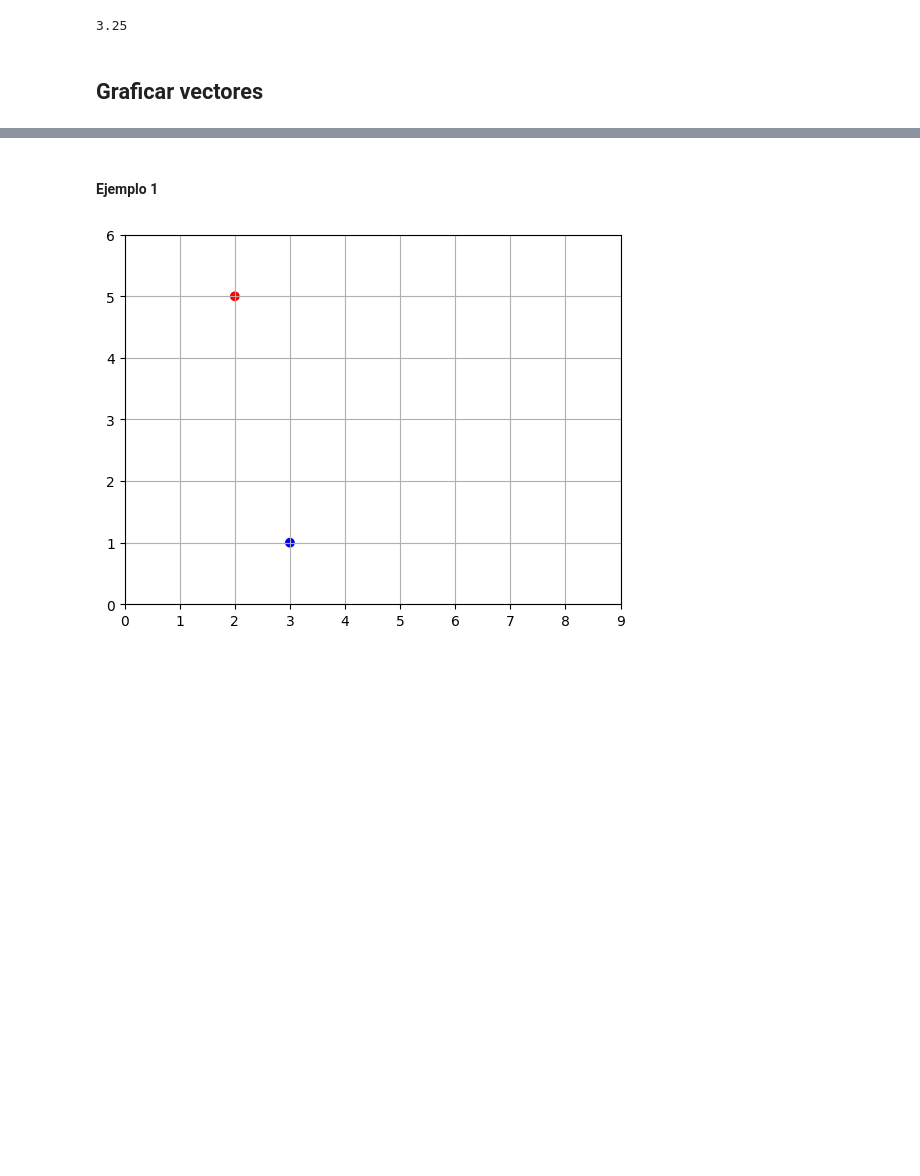
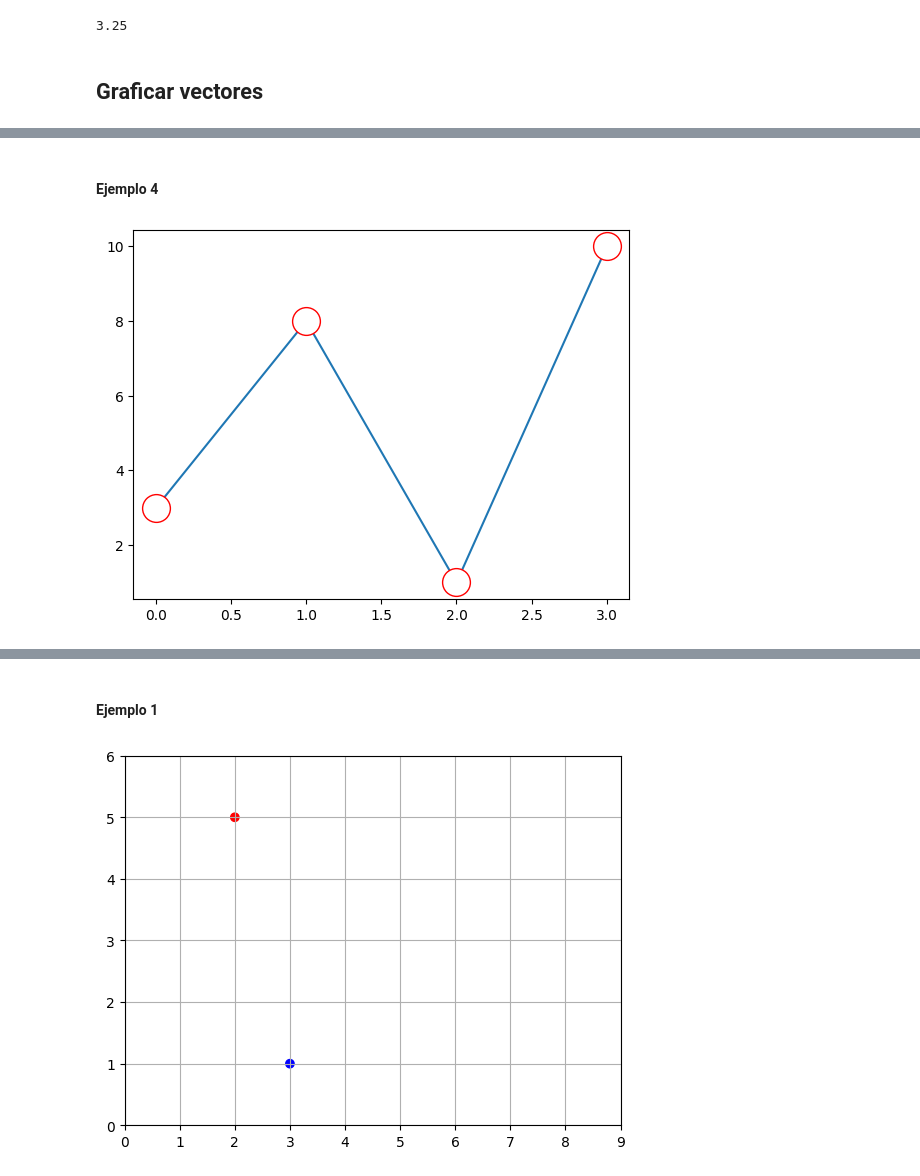
Before and after one commit to SunFanton/maths-for-ai, a Jupyter notebook: Vectores/Vectores.ipynb, the cells around one changed output, grey strips where cells are left out. Drawn from its saved outputs; the diff is of its cells as text; code cells hidden in the pictures; blank space fills up the shorter version.

```diff
--- a/Vectores/Vectores.ipynb
+++ b/Vectores/Vectores.ipynb
@@ -48,0 +87,18 @@ Matplotlib is building the font cache; this may take a moment.
+# %% [markdown]
+#### Ejemplo 4
+# %%
+'''
+En este ejemplo, por un lado solo estamos pasando las coordenadas del eje y. Esto es posible ya que matplotlib
+considera que las coordenadas del eje x para cada una de las del eje y correponderan a la secuencia 0, 1, 2, 3...
+Por otra parte, con el parametro marker estamos indicando que los puntos se resaltaran con un circulo.
+ms -> short name para markersize
+mec -> short name para markeredgecolor
+mfc -> short name para marker face color
+'''
+
+ypoints = np.array([3, 8, 1, 10]) # las coordenadas del eje x seran 0, 1, 2, 3
+
+plt.plot(ypoints, marker = 'o', ms = 20, mec = 'red', mfc = 'white')
+plt.show()
+# %% [output]
+[figure, added]
```
Also changed, not shown: parts of 23 cells of this notebook.
